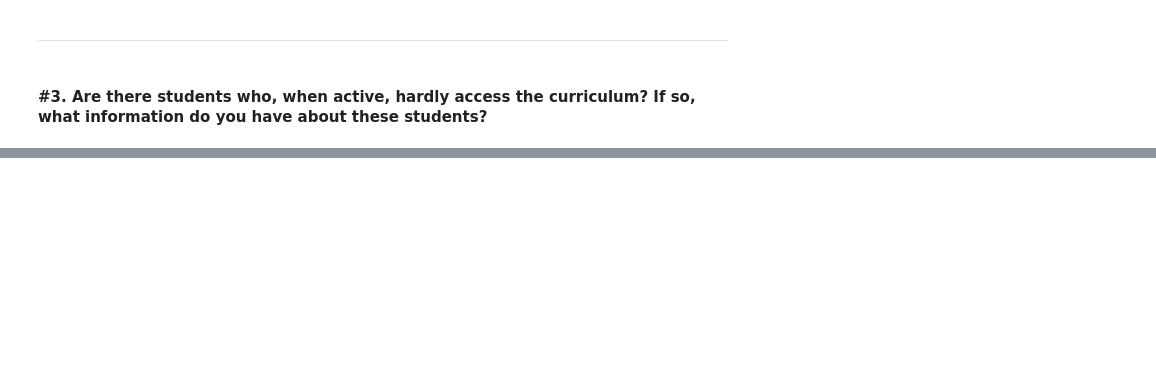
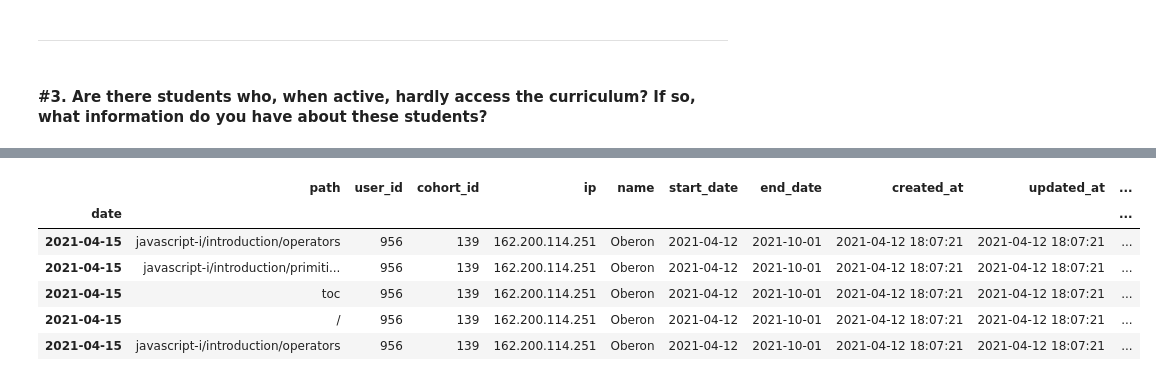
Before and after one commit to Anomaly-Detectives/Anomaly_Detection_Project, a Jupyter notebook: Initial Notebook.ipynb, the cells around one changed output, grey strips where cells are left out. Drawn from its saved outputs; the diff is of its cells as text; code cells hidden in the pictures; blank space fills up the shorter version.

```diff
--- a/Initial Notebook.ipynb
+++ b/Initial Notebook.ipynb
@@ -618,0 +697,11 @@ Name: path, Length: 88715, dtype: int64
+# %%
+#user_id: 956
+least_accessed.loc[least_accessed['user_id']== 956]
+# %% [output]
+|  | path | user_id | cohort_id | ip | name | start_date | end_date | created_at | updated_at | ... |
+| date |  |  |  |  |  |  |  |  |  | ... |
+| 2021-04-15 | javascript-i/introduction/operators | 956 | 139 | 162.200.114.251 | Oberon | 2021-04-12 | 2021-10-01 | 2021-04-12 18:07:21 | 2021-04-12 18:07:21 | ... |
+| 2021-04-15 | javascript-i/introduction/primiti... | 956 | 139 | 162.200.114.251 | Oberon | 2021-04-12 | 2021-10-01 | 2021-04-12 18:07:21 | 2021-04-12 18:07:21 | ... |
+| 2021-04-15 | toc | 956 | 139 | 162.200.114.251 | Oberon | 2021-04-12 | 2021-10-01 | 2021-04-12 18:07:21 | 2021-04-12 18:07:21 | ... |
+| 2021-04-15 | / | 956 | 139 | 162.200.114.251 | Oberon | 2021-04-12 | 2021-10-01 | 2021-04-12 18:07:21 | 2021-04-12 18:07:21 | ... |
+| 2021-04-15 | javascript-i/introduction/operators | 956 | 139 | 162.200.114.251 | Oberon | 2021-04-12 | 2021-10-01 | 2021-04-12 18:07:21 | 2021-04-12 18:07:21 | ... |
```
Also changed, not shown: parts of 24 cells of this notebook.
